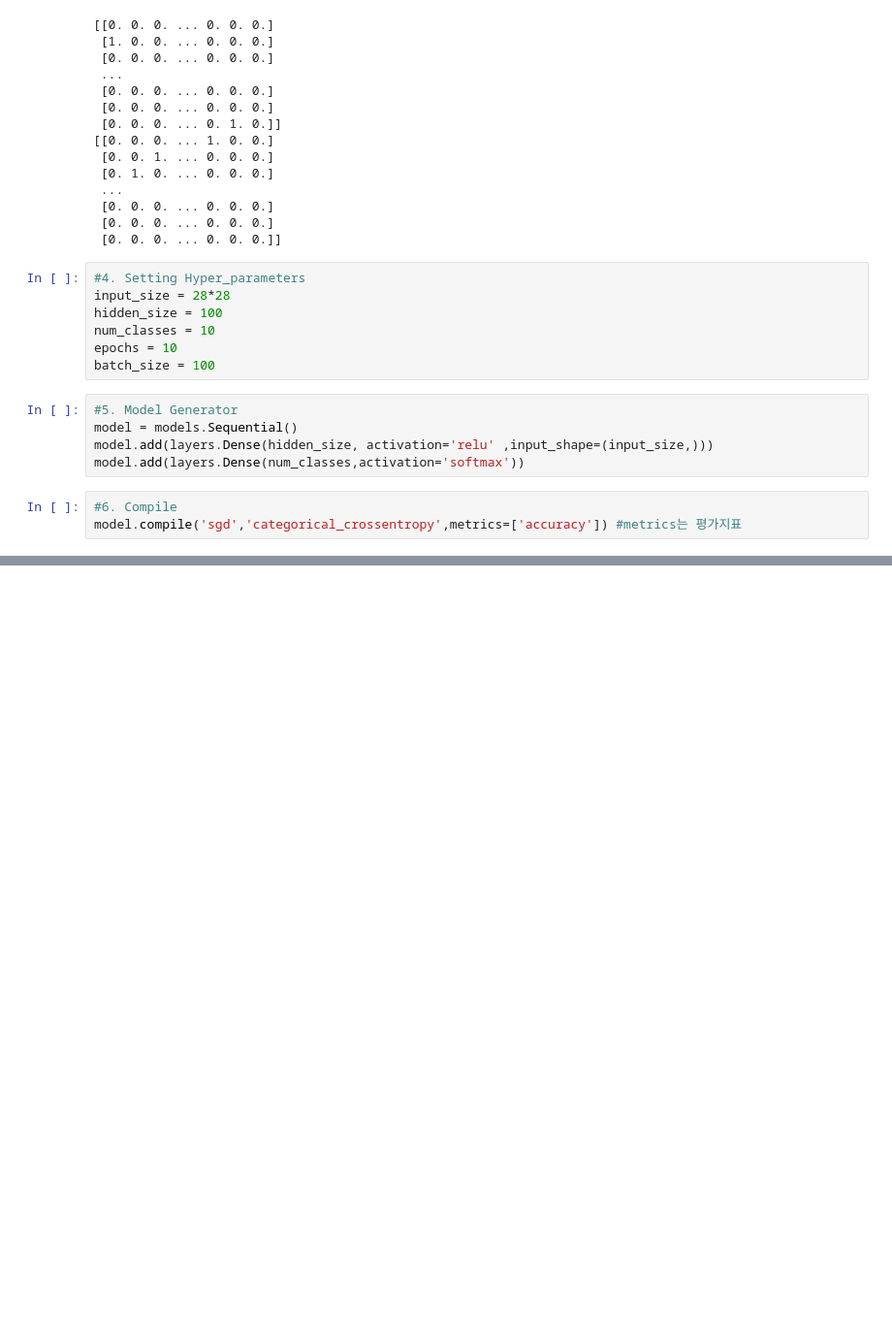
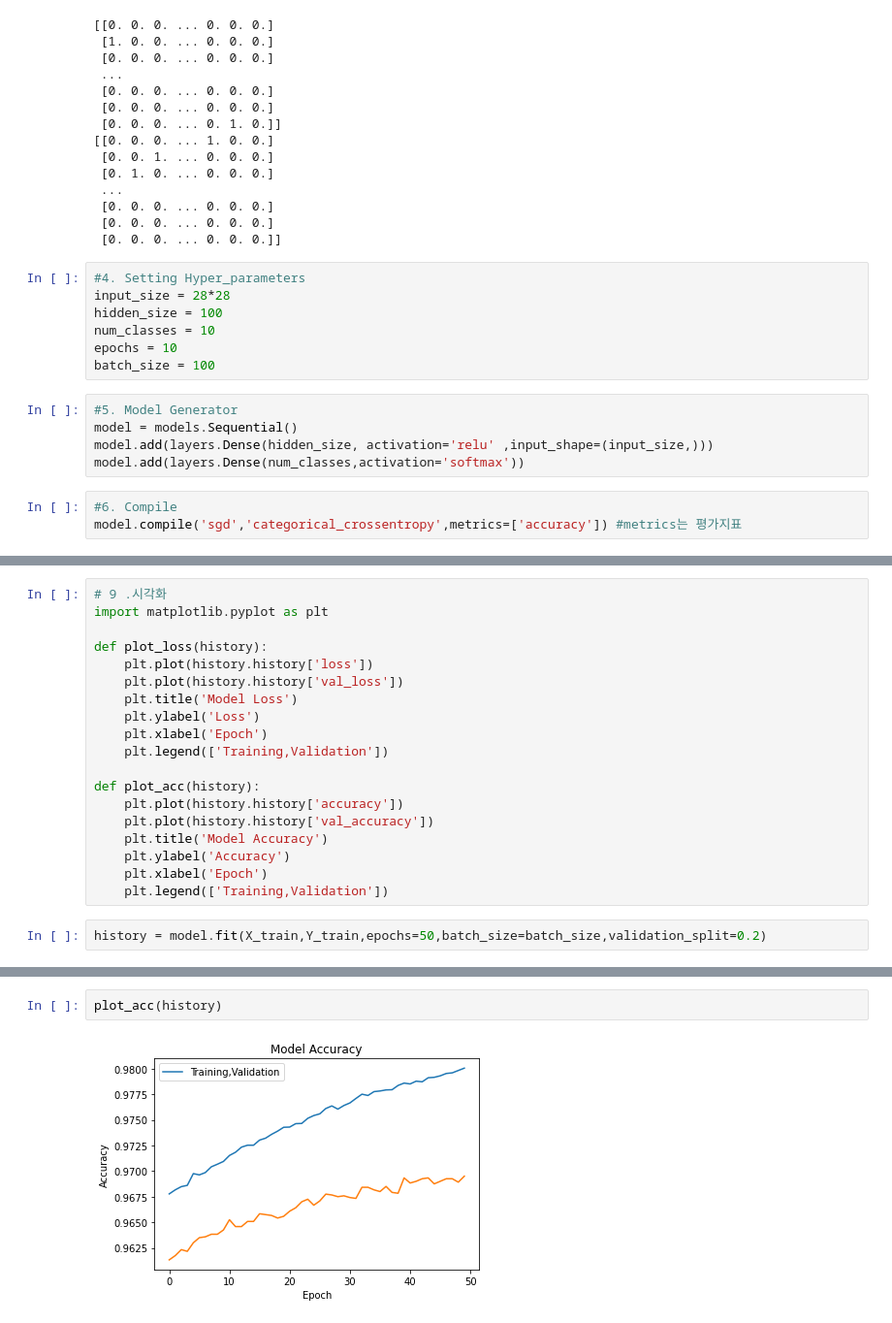
Before and after one commit to jaenjaen/TIL, a Jupyter notebook: python/06_DeepLearing/08_keras_ANN.ipynb, the cells around one changed output, grey strips where cells are left out. Shown at 97% size. Saved outputs shown, nothing was run; the diff lists cells and outputs as text; blank space fills up the shorter version.

```diff
--- a/python/06_DeepLearing/08_keras_ANN.ipynb
+++ b/python/06_DeepLearing/08_keras_ANN.ipynb
@@ -148,0 +146,21 @@ Loss: 0.2678661346435547, Accuracy: 0.9254999756813049
+# %%
+# 9 .시각화
+import matplotlib.pyplot as plt
+
+def plot_loss(history):
+    plt.plot(history.history['loss'])
+    plt.plot(history.history['val_loss'])
+    plt.title('Model Loss')
+    plt.ylabel('Loss')
+    plt.xlabel('Epoch')
+    plt.legend(['Training,Validation'])
+
+def plot_acc(history):
+    plt.plot(history.history['accuracy'])
+    plt.plot(history.history['val_accuracy'])
+    plt.title('Model Accuracy')
+    plt.ylabel('Accuracy')
+    plt.xlabel('Epoch')
+    plt.legend(['Training,Validation'])
+# %%
+history = model.fit(X_train,Y_train,epochs=50,batch_size=batch_size,validation_split=0.2)
@@ -148,0 +185,4 @@ Loss: 0.2678661346435547, Accuracy: 0.9254999756813049
+# %%
+plot_acc(history)
+# %% [output]
+[figure, added]
```
Also changed, not shown: parts of 4 cells of this notebook, 1 other file.
